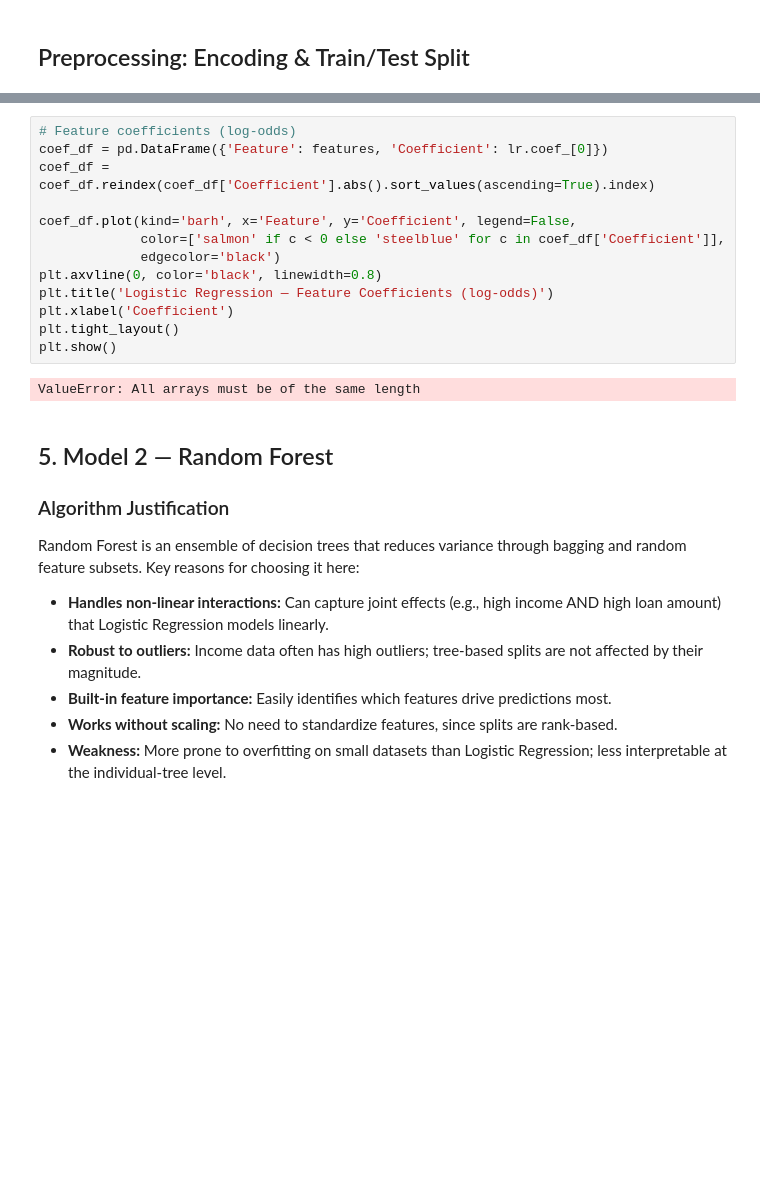
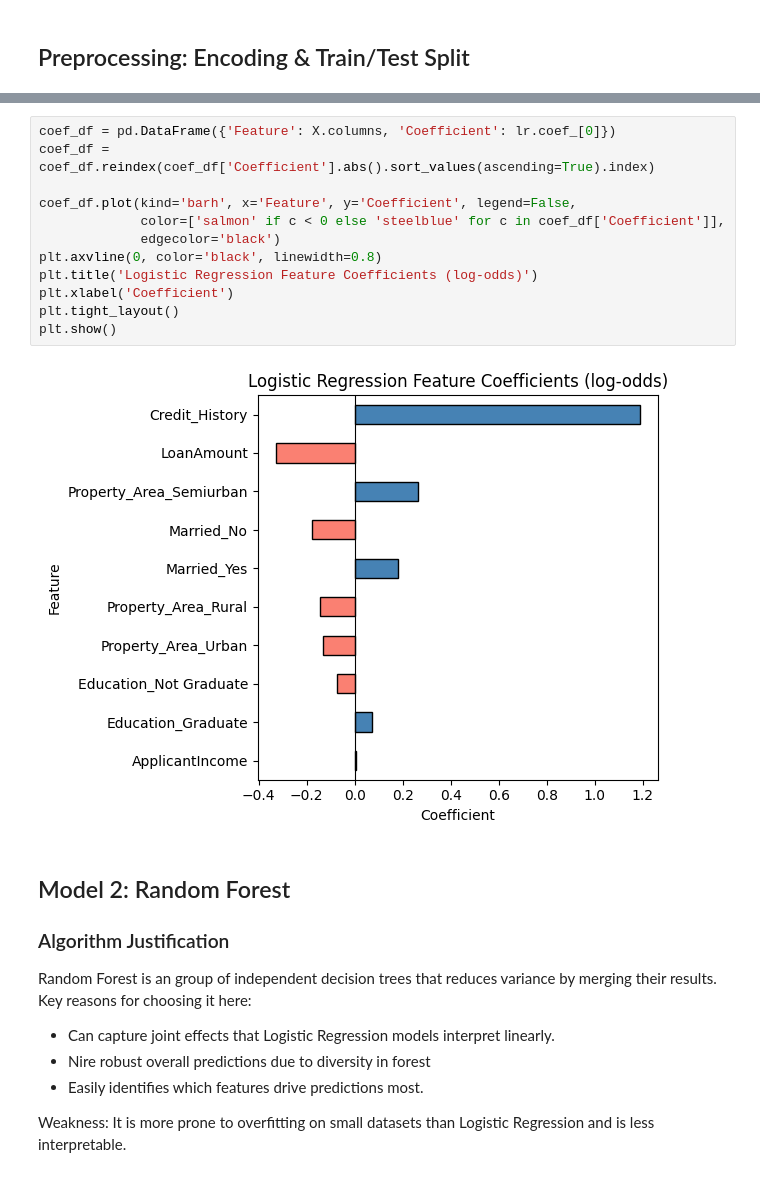
Before and after one commit to ARobin09/INFSCI0510, a Jupyter notebook: assignment4/assignment4.ipynb, the cells around one changed output, grey strips where cells are left out. Drawn from its saved outputs; the diff is of its cells as text; blank space fills up the shorter version.

```diff
--- a/assignment4/assignment4.ipynb
+++ b/assignment4/assignment4.ipynb
@@ -187,29 +187,28 @@ plt.show()
 # %%
-# Feature coefficients (log-odds)
-coef_df = pd.DataFrame({'Feature': features, 'Coefficient': lr.coef_[0]})
+coef_df = pd.DataFrame({'Feature': X.columns, 'Coefficient': lr.coef_[0]})
 coef_df = coef_df.reindex(coef_df['Coefficient'].abs().sort_values(ascending=True).index)
 
 coef_df.plot(kind='barh', x='Feature', y='Coefficient', legend=False,
              color=['salmon' if c < 0 else 'steelblue' for c in coef_df['Coefficient']],
              edgecolor='black')
 plt.axvline(0, color='black', linewidth=0.8)
-plt.title('Logistic Regression — Feature Coefficients (log-odds)')
+plt.title('Logistic Regression Feature Coefficients (log-odds)')
 plt.xlabel('Coefficient')
 plt.tight_layout()
 plt.show()
 # %% [output]
-ValueError: All arrays must be of the same length
+[figure, added]
 # %% [markdown]
-## 5. Model 2 — Random Forest
+## Model 2: Random Forest
 
 ### Algorithm Justification
 
-Random Forest is an ensemble of decision trees that reduces variance through bagging and random feature subsets. Key reasons for choosing it here:
+Random Forest is an group of independent decision trees that reduces variance by merging their results. Key reasons for choosing it here:
 
-- **Handles non-linear interactions:** Can capture joint effects (e.g., high income AND high loan amount) that Logistic Regression models linearly.
-- **Robust to outliers:** Income data often has high outliers; tree-based splits are not affected by their magnitude.
-- **Built-in feature importance:** Easily identifies which features drive predictions most.
-- **Works without scaling:** No need to standardize features, since splits are rank-based.
-- **Weakness:** More prone to overfitting on small datasets than Logistic Regression; less interpretable at the individual-tree level.
+- Can capture joint effects that Logistic Regression models interpret linearly.
+- Nire robust overall predictions due to diversity in forest
+- Easily identifies which features drive predictions most.
+
+Weakness: It is more prone to overfitting on small datasets than Logistic Regression and is less interpretable.
 # %%
 rf = RandomForestClassifier(n_estimators=100, max_depth=6, random_state=42)
```
Also changed, not shown: parts of 20 cells of this notebook, 1 other file.
